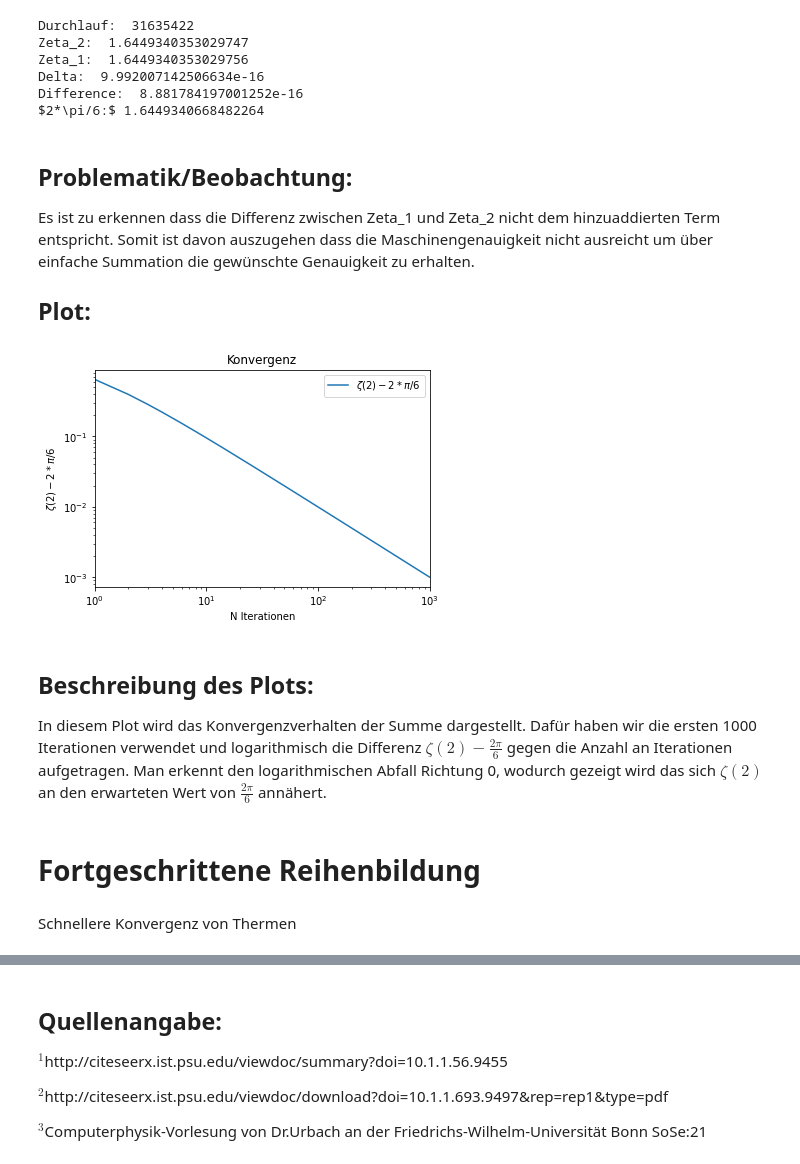
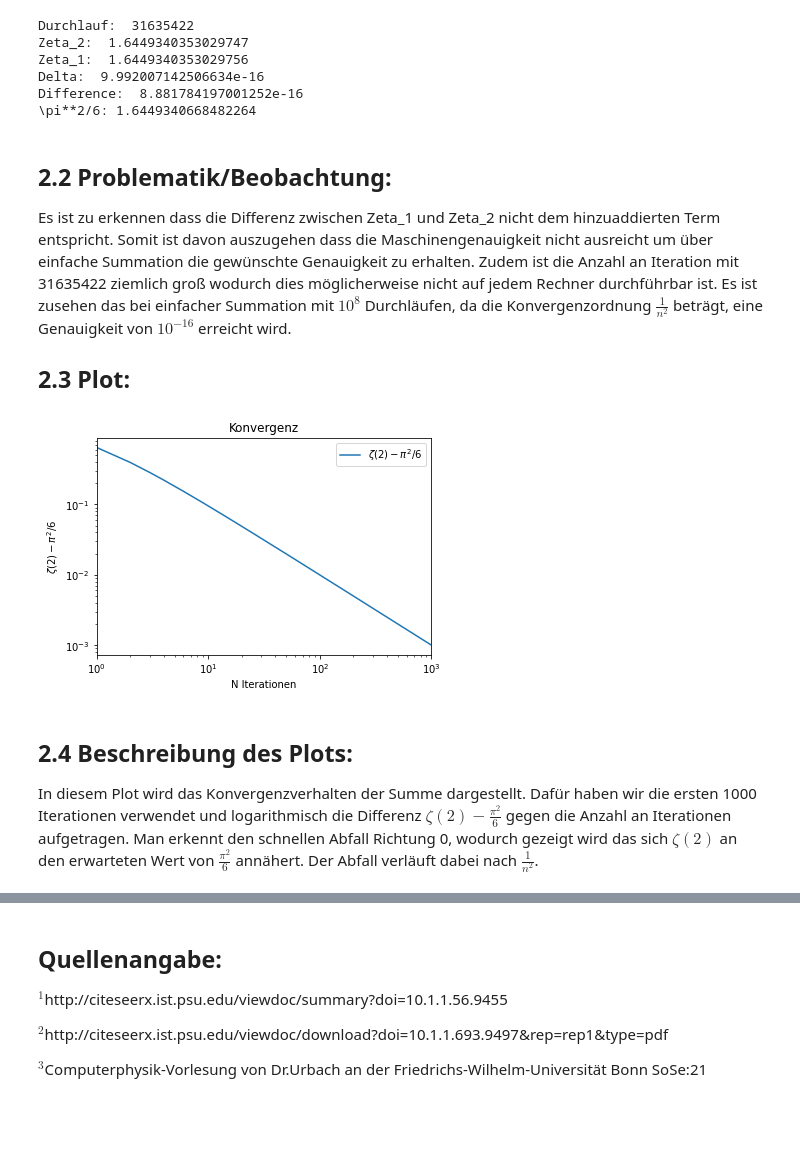
Before and after one commit to PuppetM4st8R/CP_Blatt_1, a Jupyter notebook: physik441_Blatt1_Lotz_Hübbel.ipynb, the cells around one changed output, grey strips where cells are left out. Drawn from its saved outputs; the diff is of its cells as text; code cells hidden in the pictures; blank space fills up the shorter version.

```diff
--- a/physik441_Blatt1_Lotz_Hübbel.ipynb
+++ b/physik441_Blatt1_Lotz_Hübbel.ipynb
@@ -28,7 +28,7 @@ for n in range(1,N_1+1):
         print('Zeta_1: ',zeta_1)
         print('Delta: ',1/n**s)
         print('Difference: ',zeta_1-zeta_2)
-        print('$2*\pi/6:$',np.pi**2/6)
+        print('\pi**2/6:',np.pi**2/6)
         break
 # %% [output]
 Durchlauf:  31635422
@@ -36,45 +36,40 @@ Zeta_2:  1.6449340353029747
 Zeta_1:  1.6449340353029756
 Delta:  9.992007142506634e-16
 Difference:  8.881784197001252e-16
-$2*\pi/6:$ 1.6449340668482264
+\pi**2/6: 1.6449340668482264
 # %% [markdown]
-## Problematik/Beobachtung:
-Es ist zu erkennen dass die Differenz zwischen Zeta_1 und Zeta_2 nicht dem hinzuaddierten Term entspricht. Somit ist davon auszugehen dass die Maschinengenauigkeit nicht ausreicht um über einfache Summation die gewünschte Genauigkeit zu erhalten.
+## 2.2 Problematik/Beobachtung:
+Es ist zu erkennen dass die Differenz zwischen Zeta_1 und Zeta_2 nicht dem hinzuaddierten Term entspricht. Somit ist davon auszugehen dass die Maschinengenauigkeit nicht ausreicht um über einfache Summation die gewünschte Genauigkeit zu erhalten. Zudem ist die Anzahl an Iteration mit 31635422 ziemlich groß wodurch dies möglicherweise nicht auf jedem Rechner durchführbar ist. Es ist zusehen das bei einfacher Summation mit $10^8$ Durchläufen, da die Konvergenzordnung $\frac{1}{n^2}$ beträgt, eine Genauigkeit von $10^{-16}$ erreicht wird.
 
-
-## Plot:
+## 2.3 Plot:
 # %%
 def Zeta(N):
     zeta_1=0
     for n in range(1,N+1):
         zeta_2=zeta_1
         zeta_1=zeta_1+(1/n**s)
     return zeta_1
 
 N=range(1,1000)
 
 #Plot
-plt.plot(N,[abs(Zeta(n)-np.pi**2/6) for n in N],label='$\zeta(2)-2*\pi/6$')
+plt.plot(N,[abs(Zeta(n)-np.pi**2/6) for n in N],label='$\zeta(2)-\pi^2/6$')
 plt.yscale('log')
 plt.xscale('log')
 plt.xlabel('N Iterationen')
-plt.ylabel('$\zeta(2)-2*\pi/6$')
+plt.ylabel('$\zeta(2)-\pi^2/6$')
 plt.title('Konvergenz')
 
 
 plt.xlim(1,10**3)
 
 # show a legend on the graph
 plt.legend()
 
 # show graph
 plt.show()
 # %% [output]
-[figure, old version]
+[figure, new version]
 # %% [markdown]
-## Beschreibung des Plots:
-In diesem Plot wird das Konvergenzverhalten der Summe dargestellt. Dafür haben wir die ersten 1000 Iterationen verwendet und logarithmisch die Differenz $\zeta(2)-\frac{2\pi}{6}$ gegen die Anzahl an Iterationen aufgetragen. Man erkennt den logarithmischen Abfall Richtung 0, wodurch gezeigt wird das sich $\zeta(2)$ an den erwarteten Wert von $\frac{2\pi}{6}$ annähert.
+## 2.4 Beschreibung des Plots:
+In diesem Plot wird das Konvergenzverhalten der Summe dargestellt. Dafür haben wir die ersten 1000 Iterationen verwendet und logarithmisch die Differenz $\zeta(2)-\frac{\pi^2}{6}$ gegen die Anzahl an Iterationen aufgetragen. Man erkennt den schnellen Abfall Richtung 0, wodurch gezeigt wird das sich $\zeta(2)$ an den erwarteten Wert von $\frac{\pi^2}{6}$ annähert. Der Abfall verläuft dabei nach $\frac{1}{n^2}$.
-# %% [markdown]
-# Fortgeschrittene Reihenbildung
-# %% [markdown]
-Schnellere Konvergenz von Thermen
```
Also changed, not shown: parts of 11 cells of this notebook.
